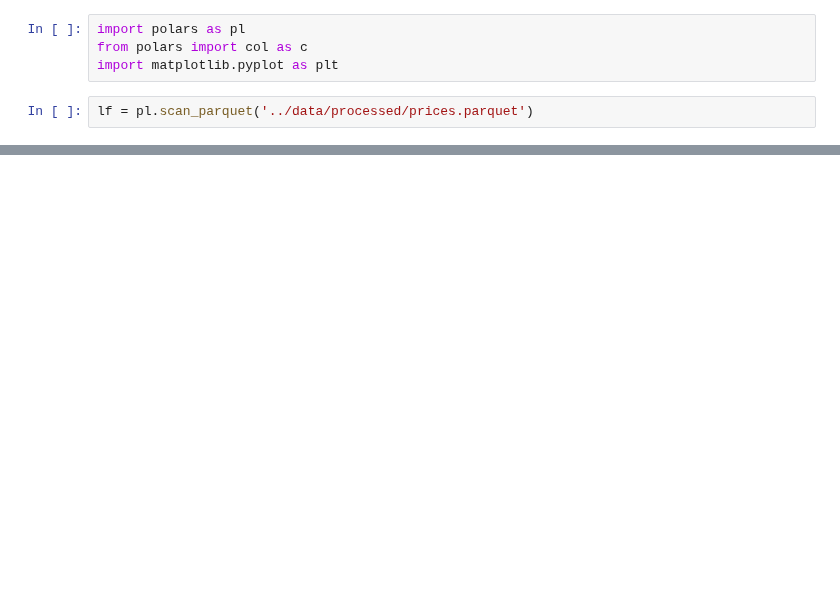
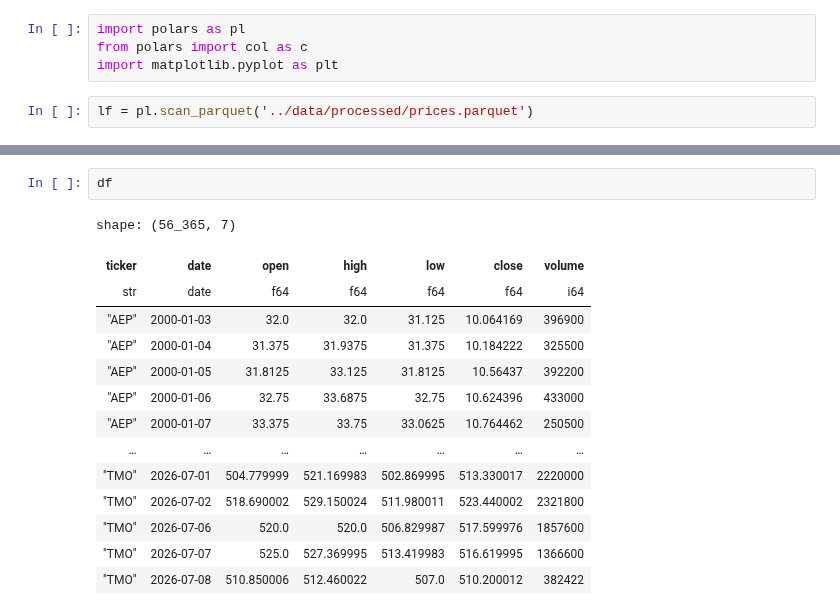
Before and after one commit to qlemoal/quant_alpha_lab, a Jupyter notebook: notebooks/inspect_prices.ipynb, the cells around one changed output, grey strips where cells are left out. Saved outputs shown, nothing was run; the diff lists cells and outputs as text; blank space fills up the shorter version.

```diff
--- a/notebooks/inspect_prices.ipynb
+++ b/notebooks/inspect_prices.ipynb
@@ -13 +57,18 @@ df = lf.collect()
+# %%
+df
+# %% [output]
+shape: (56_365, 7)
+| ticker | date | open | high | low | close | volume |
+| str | date | f64 | f64 | f64 | f64 | i64 |
+| "AEP" | 2000-01-03 | 32.0 | 32.0 | 31.125 | 10.064169 | 396900 |
+| "AEP" | 2000-01-04 | 31.375 | 31.9375 | 31.375 | 10.184222 | 325500 |
+| "AEP" | 2000-01-05 | 31.8125 | 33.125 | 31.8125 | 10.56437 | 392200 |
+| "AEP" | 2000-01-06 | 32.75 | 33.6875 | 32.75 | 10.624396 | 433000 |
+| "AEP" | 2000-01-07 | 33.375 | 33.75 | 33.0625 | 10.764462 | 250500 |
+| … | … | … | … | … | … | … |
+| "TMO" | 2026-07-01 | 504.779999 | 521.169983 | 502.869995 | 513.330017 | 2220000 |
+| "TMO" | 2026-07-02 | 518.690002 | 529.150024 | 511.980011 | 523.440002 | 2321800 |
+| "TMO" | 2026-07-06 | 520.0 | 520.0 | 506.829987 | 517.599976 | 1857600 |
+| "TMO" | 2026-07-07 | 525.0 | 527.369995 | 513.419983 | 516.619995 | 1366600 |
+| "TMO" | 2026-07-08 | 510.850006 | 512.460022 | 507.0 | 510.200012 | 382422 |
 # %%
```
Also changed, not shown: parts of 9 cells of this notebook.
